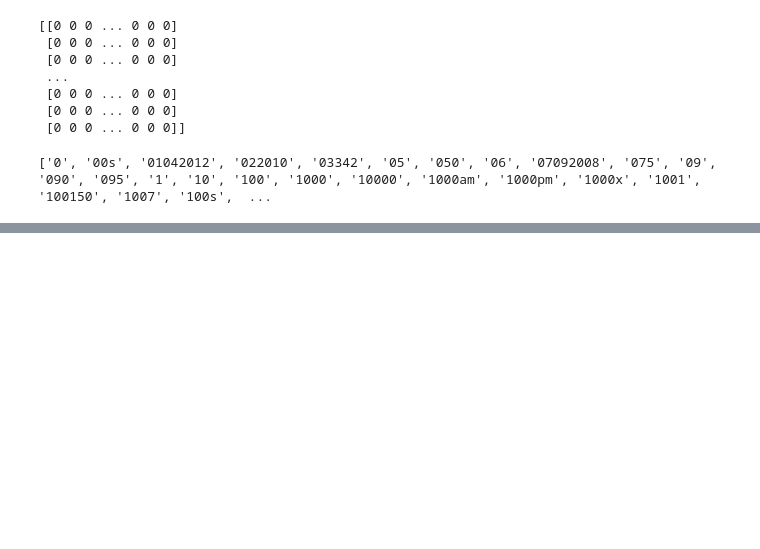
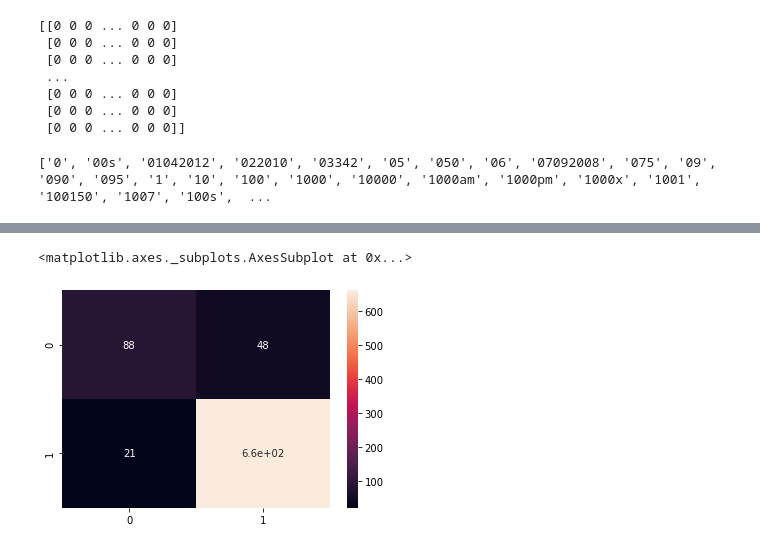
Before and after one commit to Srinivas1043/yelp-review-classification, a Jupyter notebook: Yelp Naive Bayes.ipynb, the cells around one changed output, grey strips where cells are left out. Drawn from its saved outputs; the diff is of its cells as text; code cells hidden in the pictures; blank space fills up the shorter version.

```diff
--- a/Yelp Naive Bayes.ipynb
+++ b/Yelp Naive Bayes.ipynb
@@ -377,0 +382,2 @@ print(vectorizer.get_feature_names())
+# %%
+NB_classifier.fit(yelp_countvectorizer, label)
@@ -377,0 +429,3 @@ print(vectorizer.get_feature_names())
+# %%
+y_predict_test = NB_classifier.predict(X_test)
+y_predict_test
@@ -377,0 +450,6 @@ print(vectorizer.get_feature_names())
+# %%
+cm = confusion_matrix(y_test, y_predict_test)
+sns.heatmap(cm, annot = True)
+# %% [output]
+<matplotlib.axes._subplots.AxesSubplot at 0x...>
+[figure, added]
```
Also changed, not shown: parts of 13 cells of this notebook.
